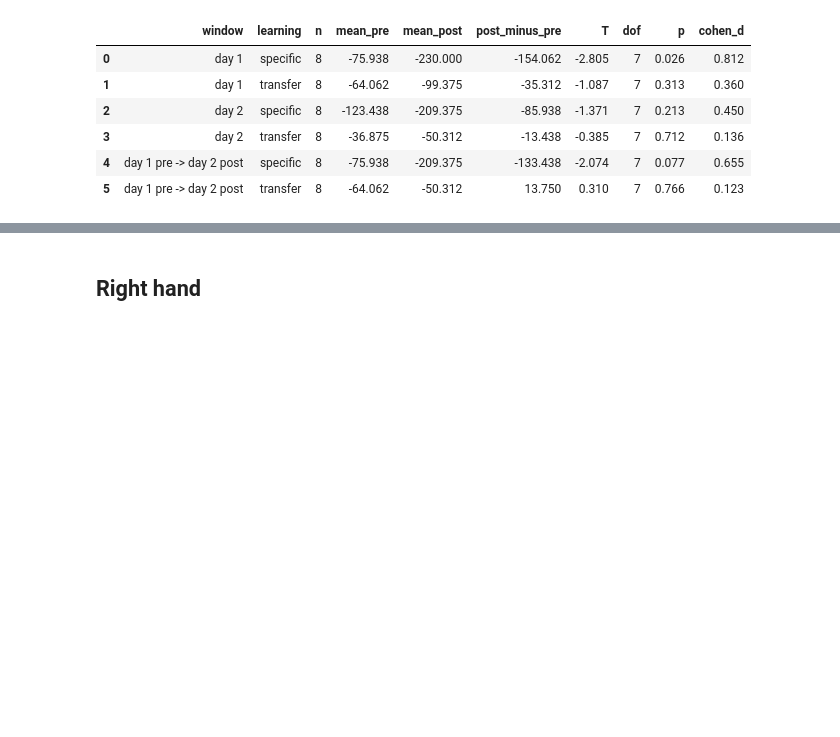
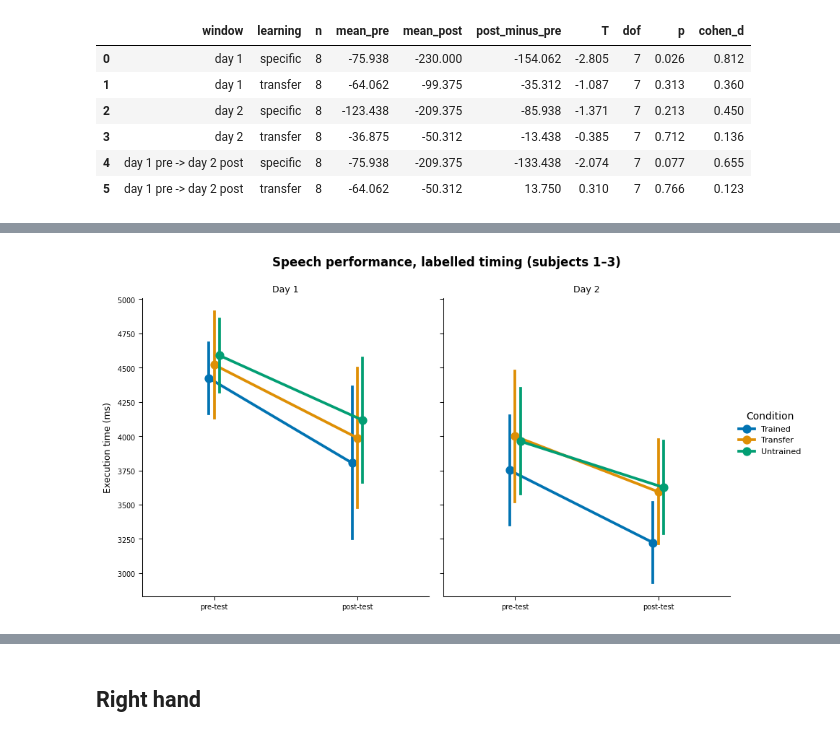
Before and after one commit to manazerzadeh/SequenceFingerSpeech, a Jupyter notebook: Version2/Analysis.ipynb, the cells around one changed output, grey strips where cells are left out. Cells and saved outputs as stored; diff of their text form; code cells hidden in the pictures; blank space fills up the shorter version.

```diff
--- a/Version2/Analysis.ipynb
+++ b/Version2/Analysis.ipynb
@@ -90,0 +121,6 @@ utils.learning_tests(speech_prepost)
+# %%
+labelled_prepost = utils.per_test_phase(labelled, "speech")
+g = plotting.plot_prepost(labelled_prepost, "ET", "speech", ylabel="Execution time (ms)")
+g.figure.suptitle(f"Speech performance, labelled timing (subjects {LABELLED_SUBJECTS[0]}–{LABELLED_SUBJECTS[-1]})", y=1.05);
+# %% [output]
+[figure, added]
```
Also changed, not shown: parts of 17 cells of this notebook, 3 other files.
